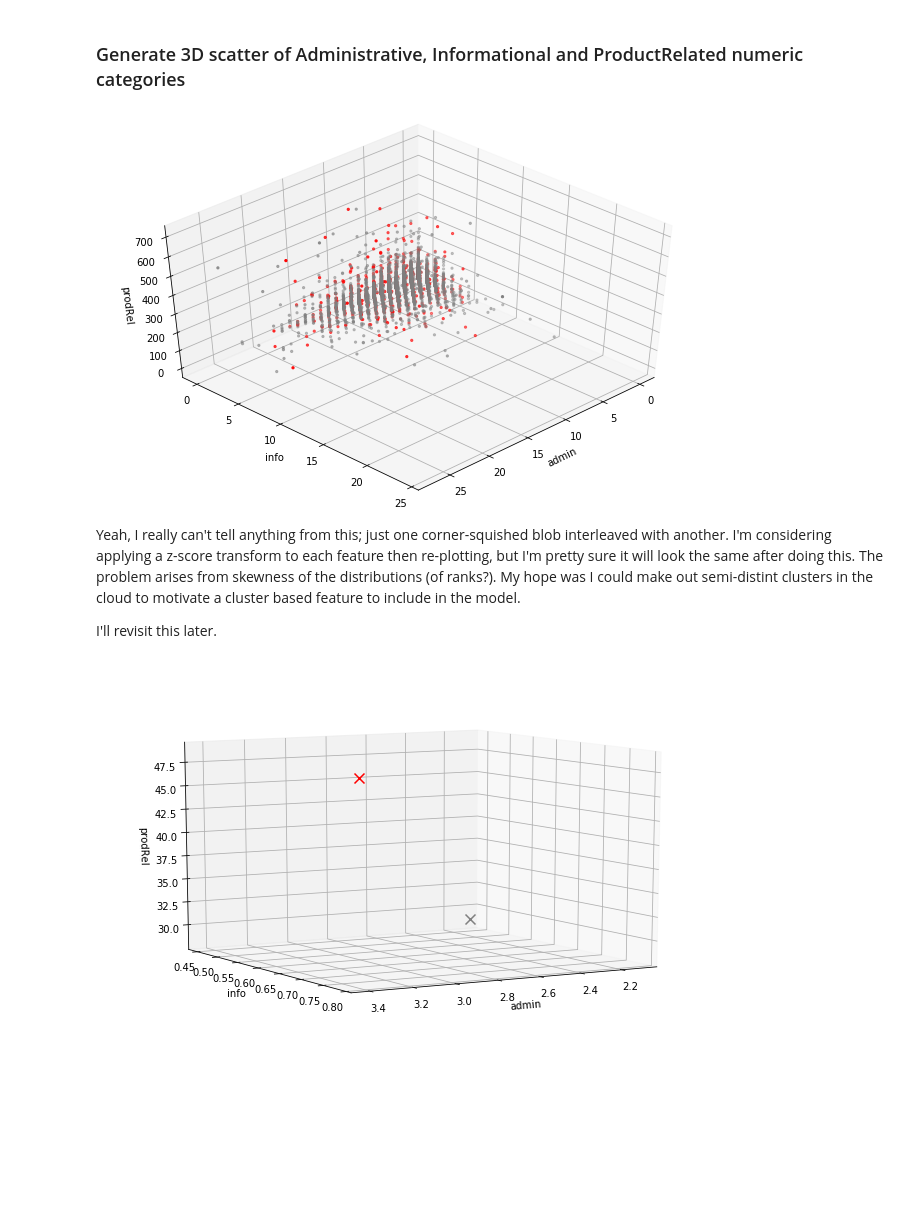
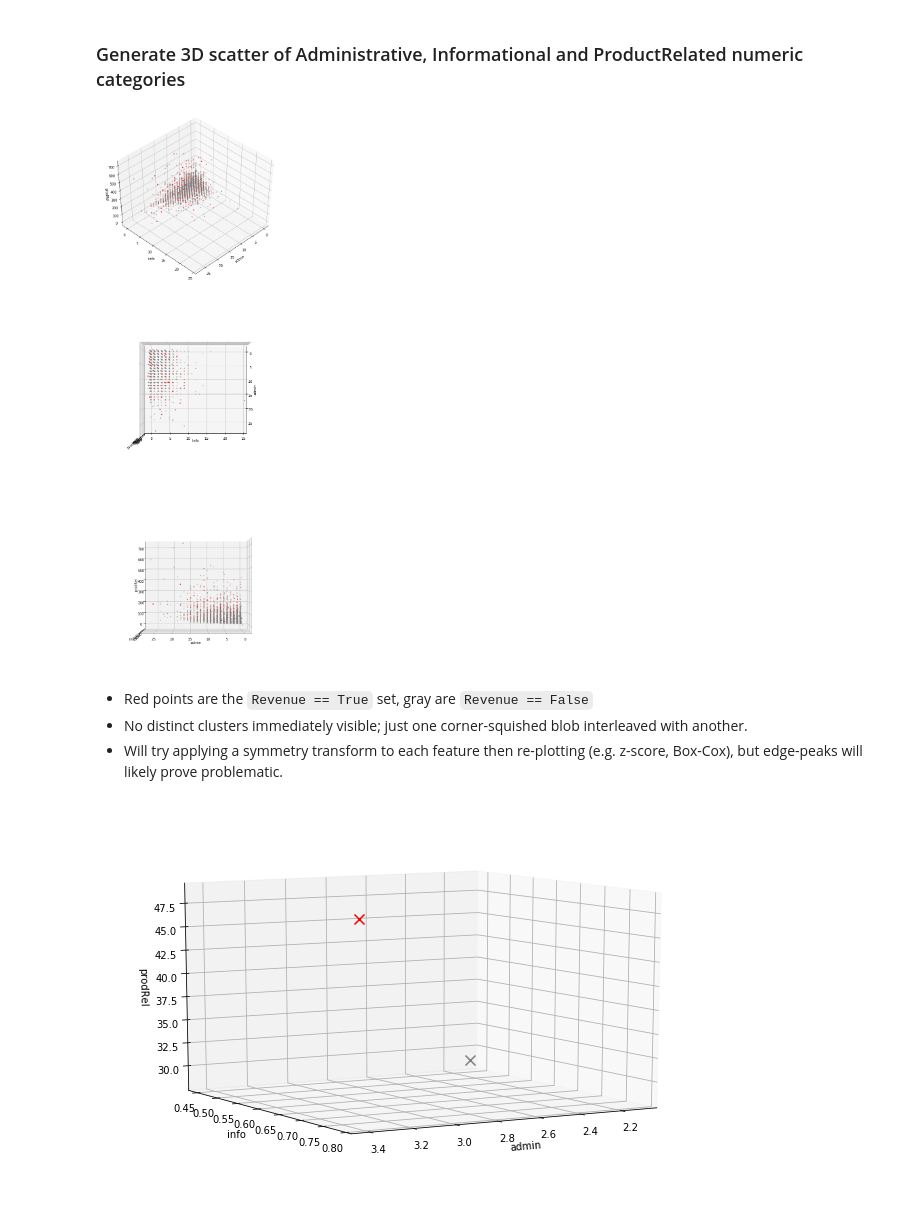
Before and after one commit to rweaton/online-shopper-revenue, a Jupyter notebook: ShopperIntentModels.ipynb, the cells around one changed output. Drawn from its saved outputs; the diff is of its cells as text; code cells hidden in the pictures; blank space fills up the shorter version.

```diff
--- a/ShopperIntentModels.ipynb
+++ b/ShopperIntentModels.ipynb
@@ -487,37 +551,40 @@ I'm considering not including `Informational`, and `Informational_Duration` as f
 # %% [markdown]
 ### Generate 3D scatter of Administrative, Informational and ProductRelated numeric categories
 # %%
-import mpl_toolkits.mplot3d
+#import mpl_toolkits.mplot3d
 
 revTrueMask = shopIntent_df['Revenue'].values == True
 revMaskSet = [revTrueMask, ~revTrueMask]
 markerSet = ['.','.']
 colorSet = ['red', 'gray']
 
-fig = plt.figure()
-fig.set_size_inches(11,7)
-ax = fig.add_subplot(projection="3d")
+#fig = plt.figure()
+sFig, sAxs = plt.subplots(nrows=3, ncols=1, subplot_kw=dict(projection='3d'))
+sFig.set_size_inches(10,30)
+#sAxs[0,0] = scatterFig.add_subplot(2,2,1, projection="3d")
+viewAngles = ((45, 45), (90, 0), (0, 90))
+for j in np.arange(0,3):
+    for i in [1, 0]:
 
-for i in [1, 0]:
-
-    ax.scatter(shopIntent_df['Administrative'].iloc[revMaskSet[i]].values,
+        sAxs[j].scatter(shopIntent_df['Administrative'].iloc[revMaskSet[i]].values,
                shopIntent_df['Informational'].iloc[revMaskSet[i]].values,
                shopIntent_df['ProductRelated'].iloc[revMaskSet[i]].values,
                marker=markerSet[i], color=colorSet[i])
 
-ax.set_xlabel('admin')
-ax.set_ylabel('info')
-ax.set_zlabel('prodRel')
+    sAxs[j].set_xlabel('admin')
+    sAxs[j].set_ylabel('info')
+    sAxs[j].set_zlabel('prodRel')
 
-# rotate the axes and update
-ax.view_init(45, 45)
-plt.draw()
+    # rotate the axes and update
+    #ax.view_init(45, 45)
+    sAxs[j].view_init(*viewAngles[j])
+    plt.draw()
 # %% [output]
-[figure, old version]
+[figure, new version]
-# %% [markdown]
-Yeah, I really can't tell anything from this; just one corner-squished blob interleaved with another.  I'm considering applying a z-score transform to each feature then re-plotting, but I'm pretty sure it will look the same after doing this.  The problem arises from skewness of the distributions (of ranks?).  My hope was I could make out semi-distint clusters in the cloud to motivate a cluster based feature to include in the model.
-
-I'll revisit this later.
+# %% [markdown]
+- Red points are the `Revenue == True` set, gray are `Revenue == False`
+- No distinct clusters immediately visible; just one corner-squished blob interleaved with another.
+- Will try applying a symmetry transform to each feature then re-plotting (e.g. z-score, Box-Cox), but edge-peaks will likely prove problematic.
 # %%
 markerSet = ['x','x']
 markerSize = 100
```
Also changed, not shown: parts of 143 cells of this notebook.
